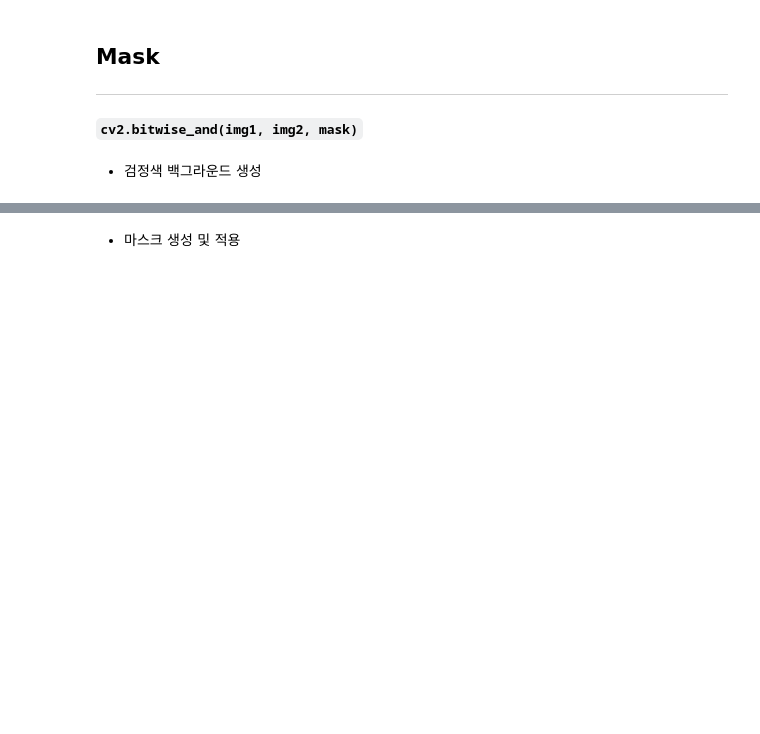
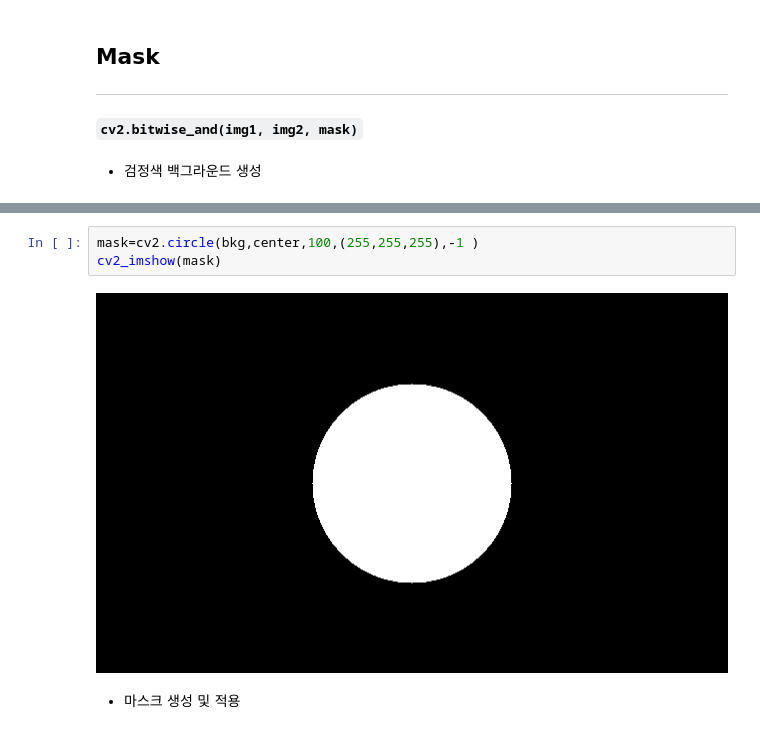
Before and after one commit to hiyeontae/SkillTreePython-DeepLearning, a Jupyter notebook: 00.추가학습/ch00_03_OpenCV기초_마스크와필터.ipynb, the cells around one changed output, grey strips where cells are left out. Cells and saved outputs as stored; diff of their text form; blank space fills up the shorter version.

```diff
--- a/00.추가학습/ch00_03_OpenCV기초_마스크와필터.ipynb
+++ b/00.추가학습/ch00_03_OpenCV기초_마스크와필터.ipynb
@@ -52,2 +85,7 @@ cv2_imshow(img)
+# %%
+mask=cv2.circle(bkg,center,100,(255,255,255),-1 )
+cv2_imshow(mask)
+# %% [output]
+[figure, added]
 # %% [markdown]
 * 마스크 생성 및 적용
```
Also changed, not shown: parts of 18 cells of this notebook.
